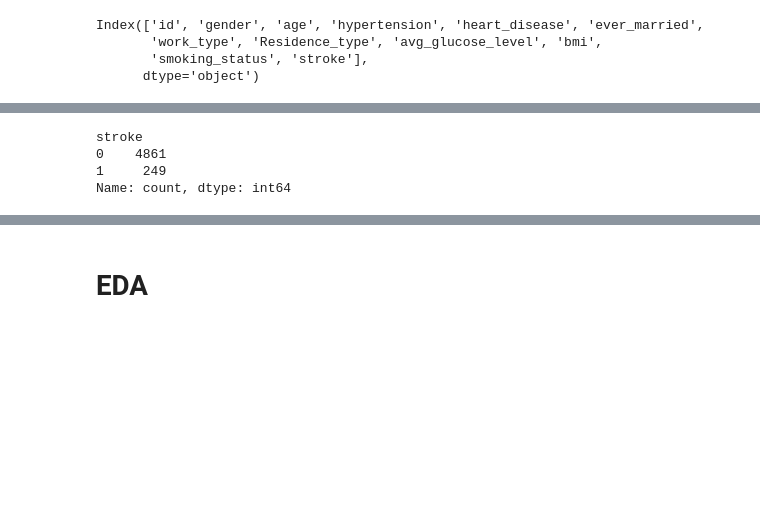
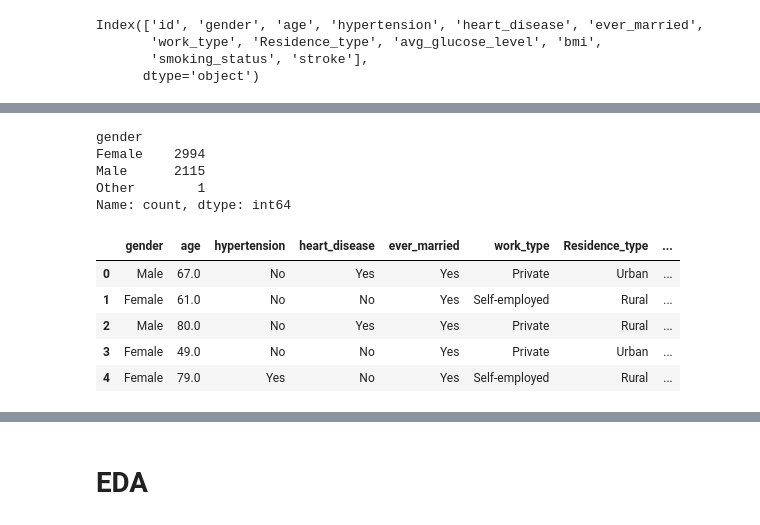
Before and after one commit to mzeugenia/supervisedML-stroke-prediction, a Jupyter notebook: Project #5.ipynb, the cells around one changed output, grey strips where cells are left out. Saved outputs shown, nothing was run; the diff lists cells and outputs as text; code cells hidden in the pictures; blank space fills up the shorter version.

```diff
--- a/Project #5.ipynb
+++ b/Project #5.ipynb
@@ -42,10 +50,3 @@ bmi                  201
 smoking_status         0
 stroke                 0
 dtype: int64
-# %%
-df.stroke.value_counts()
-# %% [output]
-stroke
-0    4861
-1     249
-Name: count, dtype: int64
@@ -53,0 +53,9 @@ df.drop(columns = ["id"], inplace = True)
+# %%
+print(df.gender.value_counts())# only one value is "other" as gender, therefore is removed
+df = df[df["gender"]!="Other"].copy()
+# %% [output]
+gender
+Female    2994
+Male      2115
+Other        1
+Name: count, dtype: int64
@@ -53,0 +67,9 @@ df.drop(columns = ["id"], inplace = True)
+# %%
+df.head()
+# %% [output]
+|  | gender | age | hypertension | heart_disease | ever_married | work_type | Residence_type | ... |
+| 0 | Male | 67.0 | No | Yes | Yes | Private | Urban | ... |
+| 1 | Female | 61.0 | No | No | Yes | Self-employed | Rural | ... |
+| 2 | Male | 80.0 | No | Yes | Yes | Private | Rural | ... |
+| 3 | Female | 49.0 | No | No | Yes | Private | Urban | ... |
+| 4 | Female | 79.0 | Yes | No | Yes | Self-employed | Rural | ... |
```
Also changed, not shown: parts of 45 cells of this notebook.
